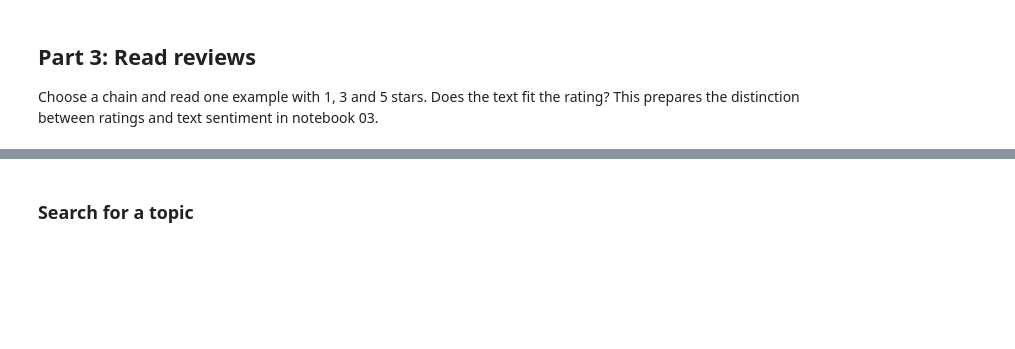
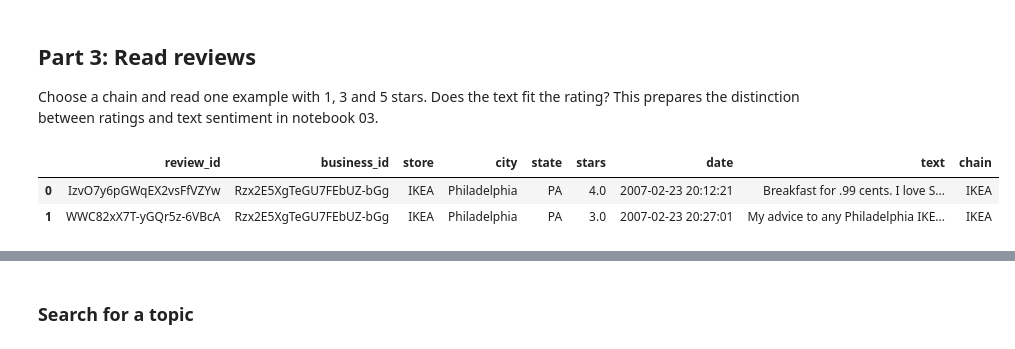
Before and after one commit to pyrat12/llm_fundamentals, a Jupyter notebook: 01_Explore_Yelp_Data/explore_yelp_data.ipynb, the cells around one changed output, grey strips where cells are left out. Cells and saved outputs as stored; diff of their text form; code cells hidden in the pictures; blank space fills up the shorter version.

```diff
--- a/01_Explore_Yelp_Data/explore_yelp_data.ipynb
+++ b/01_Explore_Yelp_Data/explore_yelp_data.ipynb
@@ -144,5 +166,11 @@ A **J-shape** (many high ratings, another peak at low ratings, fewer in between)
 ## Part 3: Read reviews
 
 Choose a chain and read one example with 1, 3 and 5 stars. Does the text fit the rating? This prepares the distinction between ratings and text sentiment in notebook 03.
+# %%
+display(df.head(2))
+# %% [output]
+|  | review_id | business_id | store | city | state | stars | date | text | chain |
+| 0 | IzvO7y6pGWqEX2vsFfVZYw | Rzx2E5XgTeGU7FEbUZ-bGg | IKEA | Philadelphia | PA | 4.0 | 2007-02-23 20:12:21 | Breakfast for .99 cents. I love S... | IKEA |
+| 1 | WWC82xX7T-yGQr5z-6VBcA | Rzx2E5XgTeGU7FEbUZ-bGg | IKEA | Philadelphia | PA | 3.0 | 2007-02-23 20:27:01 | My advice to any Philadelphia IKE... | IKEA |
 # %%
 # Change to 'IKEA' to inspect the other chain
```
Also changed, not shown: parts of 9 cells of this notebook.
